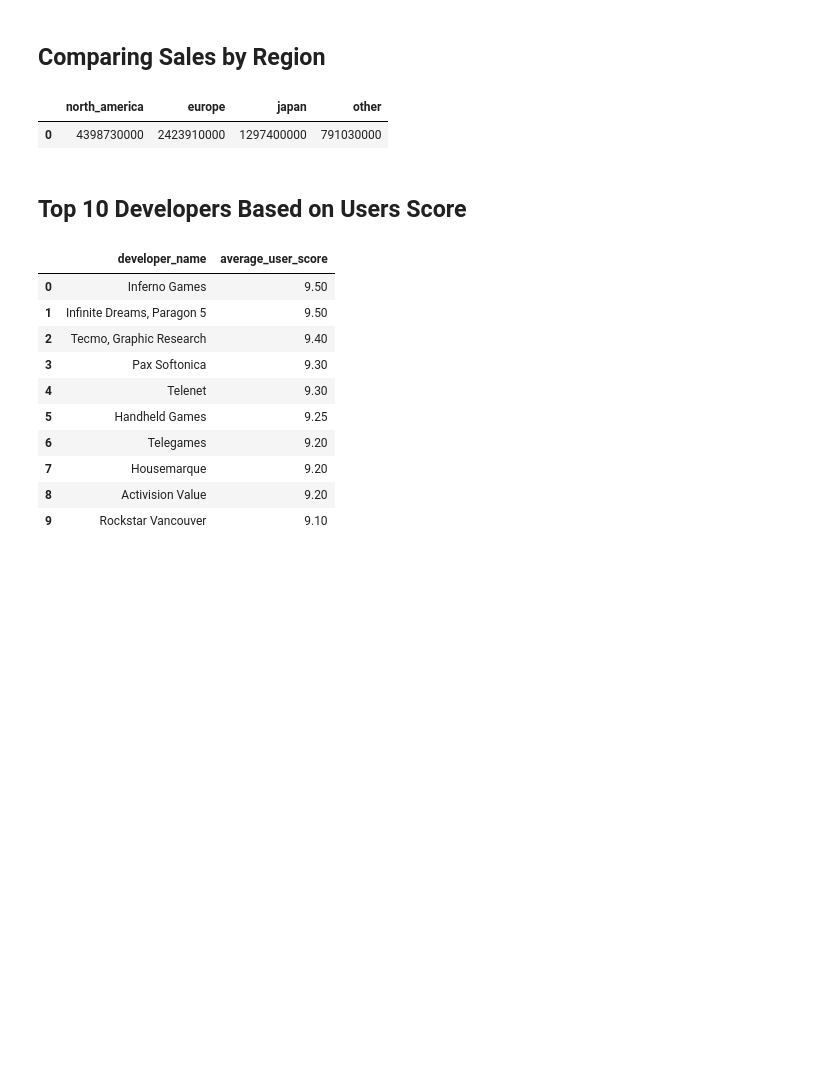
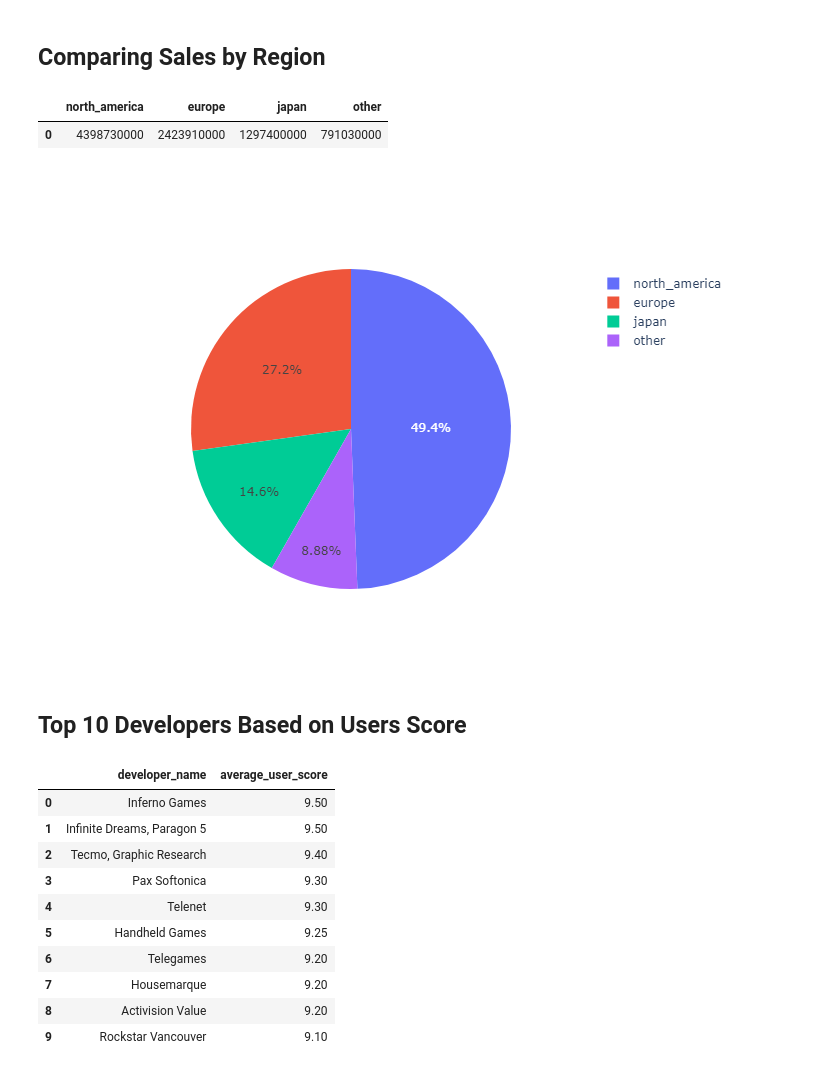
Before and after one commit to nsamardzic13/video-game-sales, a Jupyter notebook: sql_analysis.ipynb, the cells around one changed output. Drawn from its saved outputs; the diff is of its cells as text; code cells hidden in the pictures; blank space fills up the shorter version.

Commit message:
Plots not showing in ipynb.. shown as static images

```diff
--- a/sql_analysis.ipynb
+++ b/sql_analysis.ipynb
@@ -16,6 +18,7 @@ def get_txt_from_file(file: str) -> str:
 ## Comparing Sales by Region
 # %%
 QUERY_FILE = 'queries/plot_queries/sales_by_region.sql'
+IMAGE_FILE = 'plots/sales_by_region.png'
 
 df_region_sales = pg_obj.get_data_from_sql(
     query_txt=get_txt_from_file(QUERY_FILE)
@@ -28,11 +31,17 @@ df_region_sales
 # %%
 df_t = df_region_sales.T.copy()
 
 fig = go.Figure()
 fig.add_trace(go.Pie(
     labels=df_t.index,
     values=df_t.iloc[:, 0],
 ))
+
+pio.write_image(fig, IMAGE_FILE)
+
+Image(filename=IMAGE_FILE)
+# %% [output]
+[figure, added]
 # %% [markdown]
 ## Top 10 Developers Based on Users Score
 # %%
```
Also changed, not shown: parts of 5 cells of this notebook, 2 other files.
